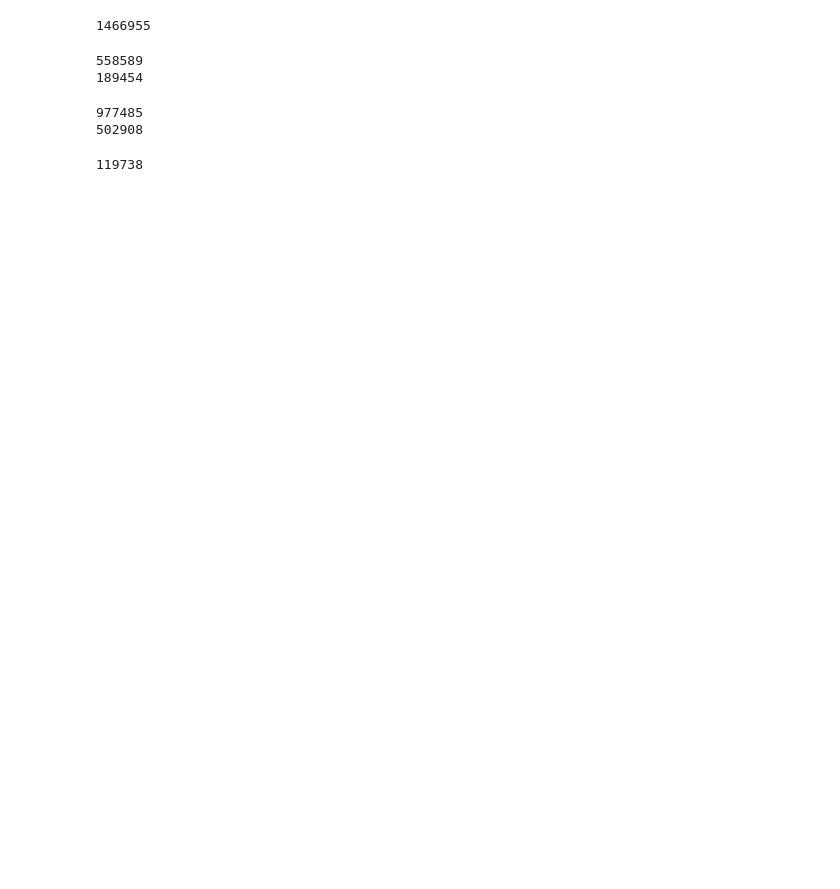
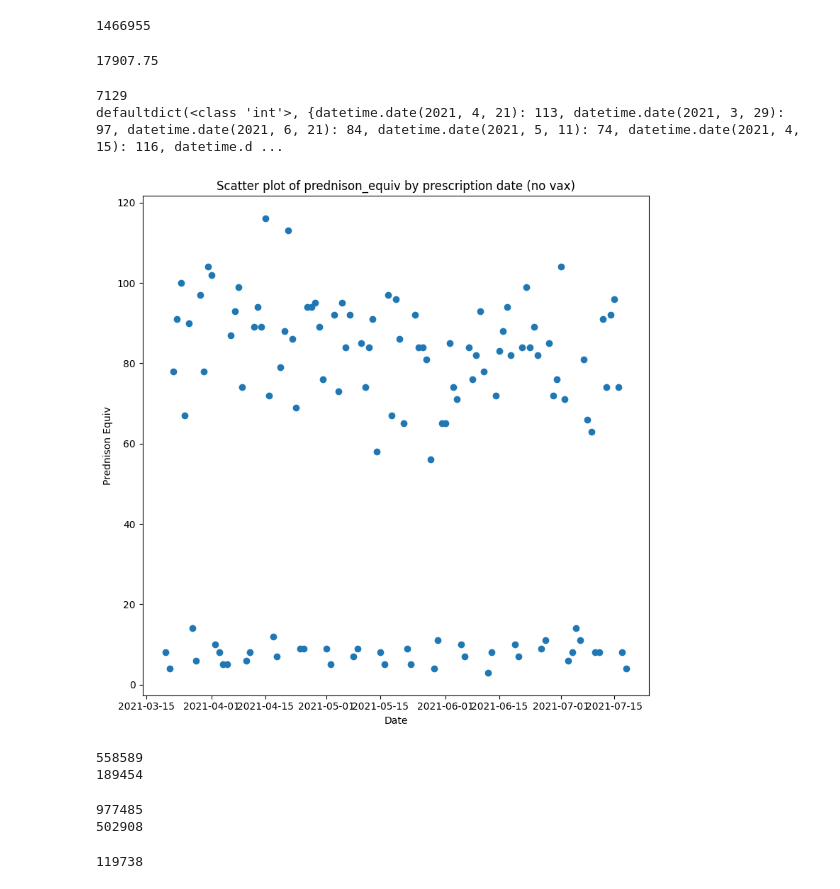
Before and after one commit to ROGR3/ARCHA21-DATACON, a Jupyter notebook: objects_tests.ipynb, the cells around one changed output. Saved outputs shown, nothing was run; the diff lists cells and outputs as text; code cells hidden in the pictures; blank space fills up the shorter version.

```diff
--- a/objects_tests.ipynb
+++ b/objects_tests.ipynb
@@ -34,6 +34,84 @@ alive_cpzp_persons = [p for p in cpzp_persons if p.died_at is None]
 print(len(alive_cpzp_persons))
 # %% [output]
 1466955
+# %%
+vax_sum = 0
+for person in alive_cpzp_persons:
+    if person.vaccines:
+        if (
+            datetime(2021, 5, 19).date() - timedelta(days=30)
+            <= person.vaccines[0].date
+            <= datetime(2021, 5, 19).date() + timedelta(days=30)
+        ):
+            for prescription in person.prescriptions:
+                if (
+                    prescription.age_cohort_at_prescription
+                    == AgeCohort.BETWEEN_30_AND_50
+                ):
+                    if (
+                        datetime(2021, 5, 19).date() - timedelta(days=60)
+                        <= prescription.date
+                        <= datetime(2021, 5, 19).date() + timedelta(days=60)
+                    ):
+                        if prescription.prednison_equiv is not None:
+                            vax_sum += prescription.prednison_equiv
+
+print(vax_sum)
+# %% [output]
+17907.75
+# %%
+from collections import defaultdict
+
+vax_sum = 0
+mapp = defaultdict(int)
+for person in cpzp_persons:
+    if person.died_at is not None:
+        continue
+
+    if person.vaccines:
+        continue
+
+    if not person.prescriptions:
+        continue
+
+    last_prescription_date: datetime = datetime.min.date()
+    for prescription in person.prescriptions:
+        if (
+            prescription.lekova_forma == "Injekční suspenze"
+            or prescription.lekova_forma == "Injekční/infuzní roztok"
+        ):
+            if abs((last_prescription_date - prescription.date).days) < 14:
+                continue
+            last_prescription_date = prescription.date
+        if prescription.age_cohort_at_prescription == AgeCohort.BETWEEN_30_AND_50:
+            if (
+                datetime(2021, 5, 19).date() - timedelta(days=60)
+                <= prescription.date
+                <= datetime(2021, 5, 19).date() + timedelta(days=60)
+            ):
+                vax_sum += 1
+                mapp[prescription.date] += 1
+
+print(vax_sum)
+print(mapp)
+
+import matplotlib.pyplot as plt
+
+# Prepare data for scatter plot
+dates = list(mapp.keys())
+values = list(mapp.values())
+
+plt.figure(figsize=(8, 8))
+plt.scatter(dates, values)
+plt.xlabel("Date")
+plt.ylabel("Prednison Equiv")
+plt.title("Scatter plot of prednison_equiv by prescription date (no vax)")
+plt.tight_layout()
+plt.show()
+# %% [output]
+7129
+defaultdict(<class 'int'>, {datetime.date(2021, 4, 21): 113, datetime.date(2021, 3, 29): 97, datetime.date(2021, 6, 21): 84, datetime.date(2021, 5, 11): 74, datetime.date(2021, 4, 15): 116, datetime.d ...
+[figure, added]
 # %%
 no_of_corts = 0
 no_of_corts_in_2020_2023 = 0
```
